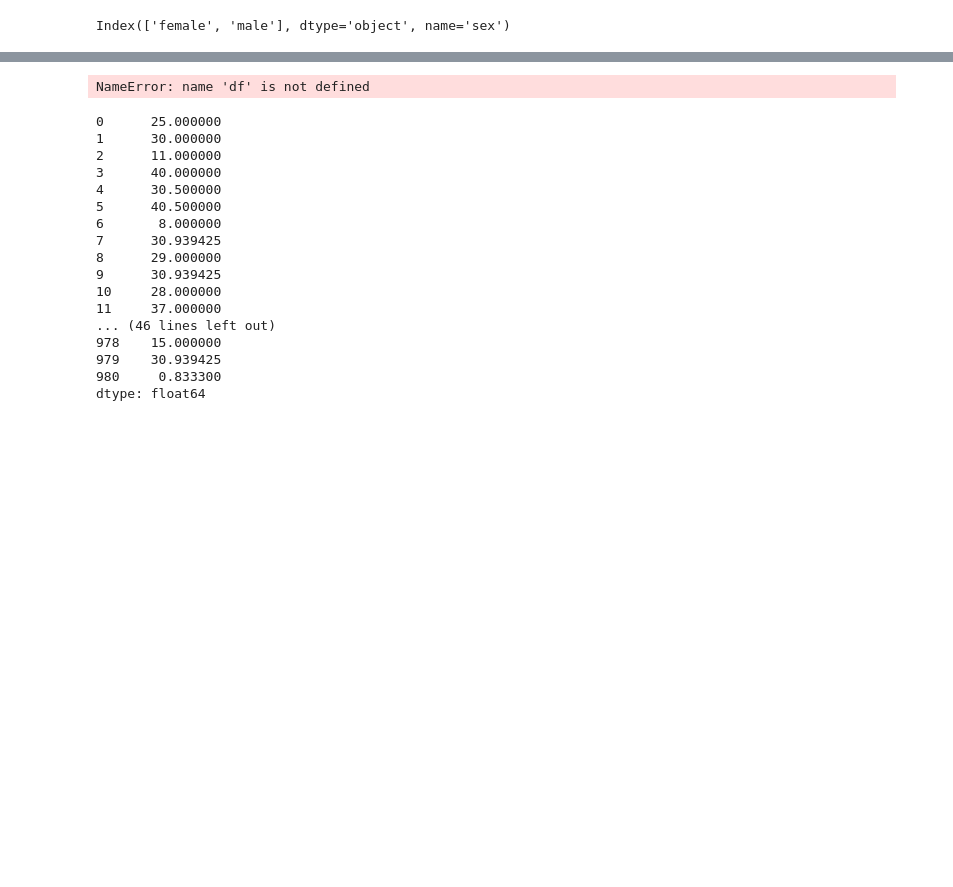
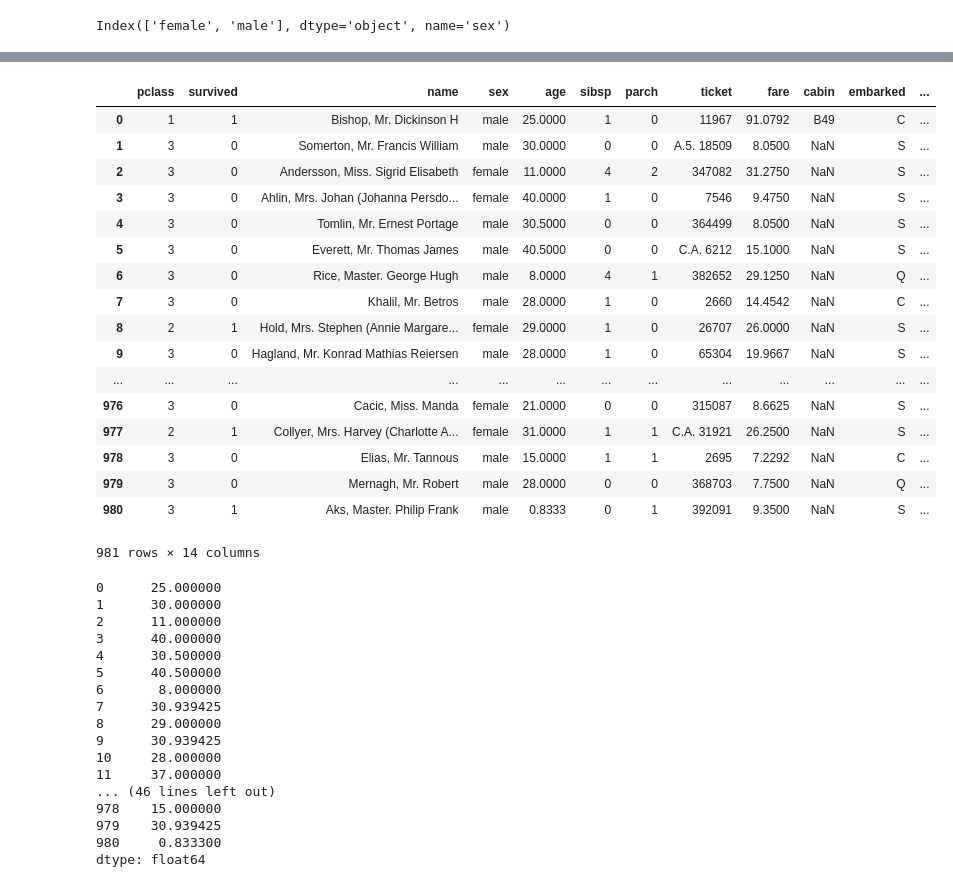
Before and after one commit to pywaker/pysessions, a Jupyter notebook: Python/Beginner/titanic.ipynb, the cells around one changed output, grey strips where cells are left out. Saved outputs shown, nothing was run; the diff lists cells and outputs as text; code cells hidden in the pictures; blank space fills up the shorter version.

```diff
--- a/Python/Beginner/titanic.ipynb
+++ b/Python/Beginner/titanic.ipynb
@@ -60,10 +60,26 @@ male      30.939425
 Name: age, dtype: float64
-# %%
-means = df.groupby('Cat').Vals.mean()
-df.Vals = df.apply(lambda x: means[x.Cat] if pd.isnull(x.Vals) else means[x.Cat], axis=1)
-means[x.sex]
-# %% [output]
-NameError: name 'df' is not defined
+# %%
+data['age'] = data['age'].fillna(means)
+data
+# %% [output]
+|  | pclass | survived | name | sex | age | sibsp | parch | ticket | fare | cabin | embarked | ... |
+| 0 | 1 | 1 | Bishop, Mr. Dickinson H | male | 25.0000 | 1 | 0 | 11967 | 91.0792 | B49 | C | ... |
+| 1 | 3 | 0 | Somerton, Mr. Francis William | male | 30.0000 | 0 | 0 | A.5. 18509 | 8.0500 | NaN | S | ... |
+| 2 | 3 | 0 | Andersson, Miss. Sigrid Elisabeth | female | 11.0000 | 4 | 2 | 347082 | 31.2750 | NaN | S | ... |
+| 3 | 3 | 0 | Ahlin, Mrs. Johan (Johanna Persdo... | female | 40.0000 | 1 | 0 | 7546 | 9.4750 | NaN | S | ... |
+| 4 | 3 | 0 | Tomlin, Mr. Ernest Portage | male | 30.5000 | 0 | 0 | 364499 | 8.0500 | NaN | S | ... |
+| 5 | 3 | 0 | Everett, Mr. Thomas James | male | 40.5000 | 0 | 0 | C.A. 6212 | 15.1000 | NaN | S | ... |
+| 6 | 3 | 0 | Rice, Master. George Hugh | male | 8.0000 | 4 | 1 | 382652 | 29.1250 | NaN | Q | ... |
+| 7 | 3 | 0 | Khalil, Mr. Betros | male | 28.0000 | 1 | 0 | 2660 | 14.4542 | NaN | C | ... |
+| 8 | 2 | 1 | Hold, Mrs. Stephen (Annie Margare... | female | 29.0000 | 1 | 0 | 26707 | 26.0000 | NaN | S | ... |
+| 9 | 3 | 0 | Hagland, Mr. Konrad Mathias Reiersen | male | 28.0000 | 1 | 0 | 65304 | 19.9667 | NaN | S | ... |
+| ... | ... | ... | ... | ... | ... | ... | ... | ... | ... | ... | ... | ... |
+| 976 | 3 | 0 | Cacic, Miss. Manda | female | 21.0000 | 0 | 0 | 315087 | 8.6625 | NaN | S | ... |
+| 977 | 2 | 1 | Collyer, Mrs. Harvey (Charlotte A... | female | 31.0000 | 1 | 1 | C.A. 31921 | 26.2500 | NaN | S | ... |
+| 978 | 3 | 0 | Elias, Mr. Tannous | male | 15.0000 | 1 | 1 | 2695 | 7.2292 | NaN | C | ... |
+| 979 | 3 | 0 | Mernagh, Mr. Robert | male | 28.0000 | 0 | 0 | 368703 | 7.7500 | NaN | Q | ... |
+| 980 | 3 | 1 | Aks, Master. Philip Frank | male | 0.8333 | 0 | 1 | 392091 | 9.3500 | NaN | S | ... |
+981 rows × 14 columns
 # %%
 data.apply(lambda x: means[x.sex] if pd.isnull(x.age) else x.age,axis=1)
 # %% [output]
```
Also changed, not shown: parts of 2 cells of this notebook, 1 other file.
